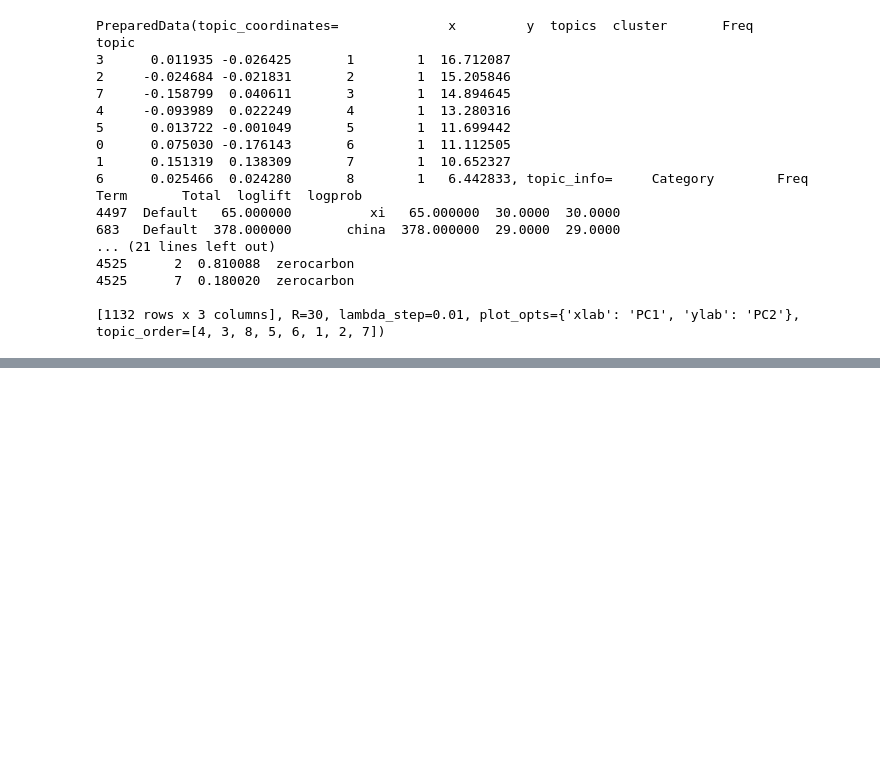
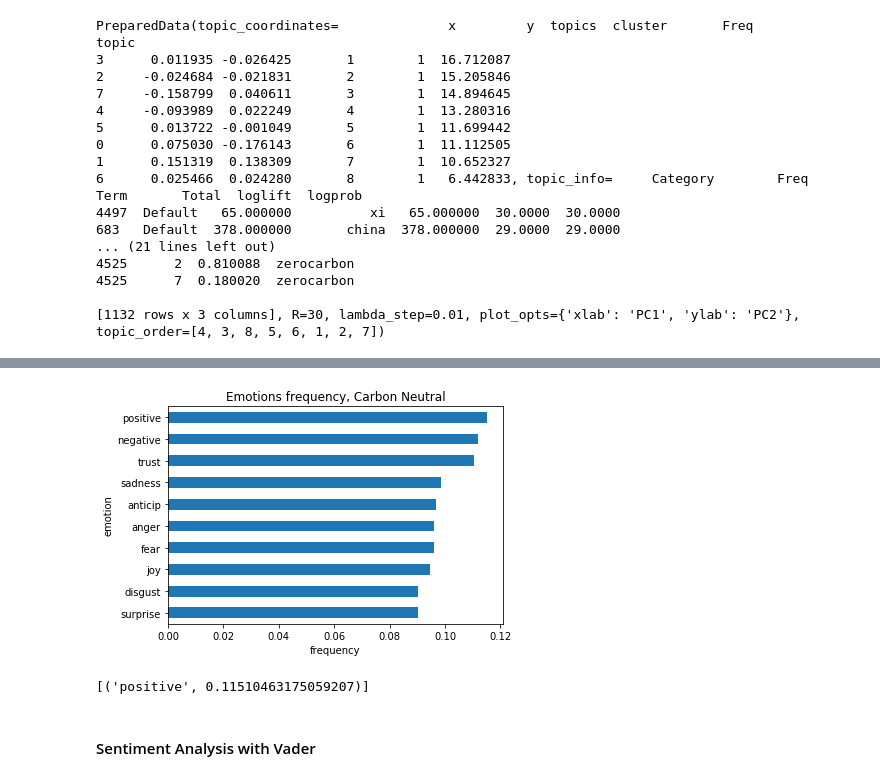
Before and after one commit to tabithaks/Public-Opinion-on-Climate-Change-Initiatives, a Jupyter notebook: Carbon Neutral EDA.ipynb, the cells around one changed output, grey strips where cells are left out. Drawn from its saved outputs; the diff is of its cells as text; code cells hidden in the pictures; blank space fills up the shorter version.

Commit message:
Basic Sentiment Analysis

```diff
--- a/Carbon Neutral EDA.ipynb
+++ b/Carbon Neutral EDA.ipynb
@@ -166,0 +177,2 @@ topic
+# %%
+nrc = NRCLex(". ".join(list(tweets)))
@@ -166,0 +194,4 @@ topic
+# %%
+emotion_freq = pd.DataFrame(nrc.affect_frequencies.items(), columns = ["emotion", "frequency"])
+emotion_freq = emotion_freq.sort_values(by = "frequency")
+display(emotion_freq[::-1])
@@ -166,0 +210,14 @@ topic
+# %%
+emotion_freq.set_index("emotion").plot.barh(legend = False)
+plt.title("Emotions frequency, Carbon Neutral")
+plt.xlabel("frequency")
+plt.ylabel("emotion")
+plt.show()
+# %% [output]
+[figure, added]
+# %%
+nrc.top_emotions
+# %% [output]
+[('positive', 0.11510463175059207)]
+# %% [markdown]
+#### Sentiment Analysis with Vader
```
Also changed, not shown: parts of 11 cells of this notebook, 2 other files.
